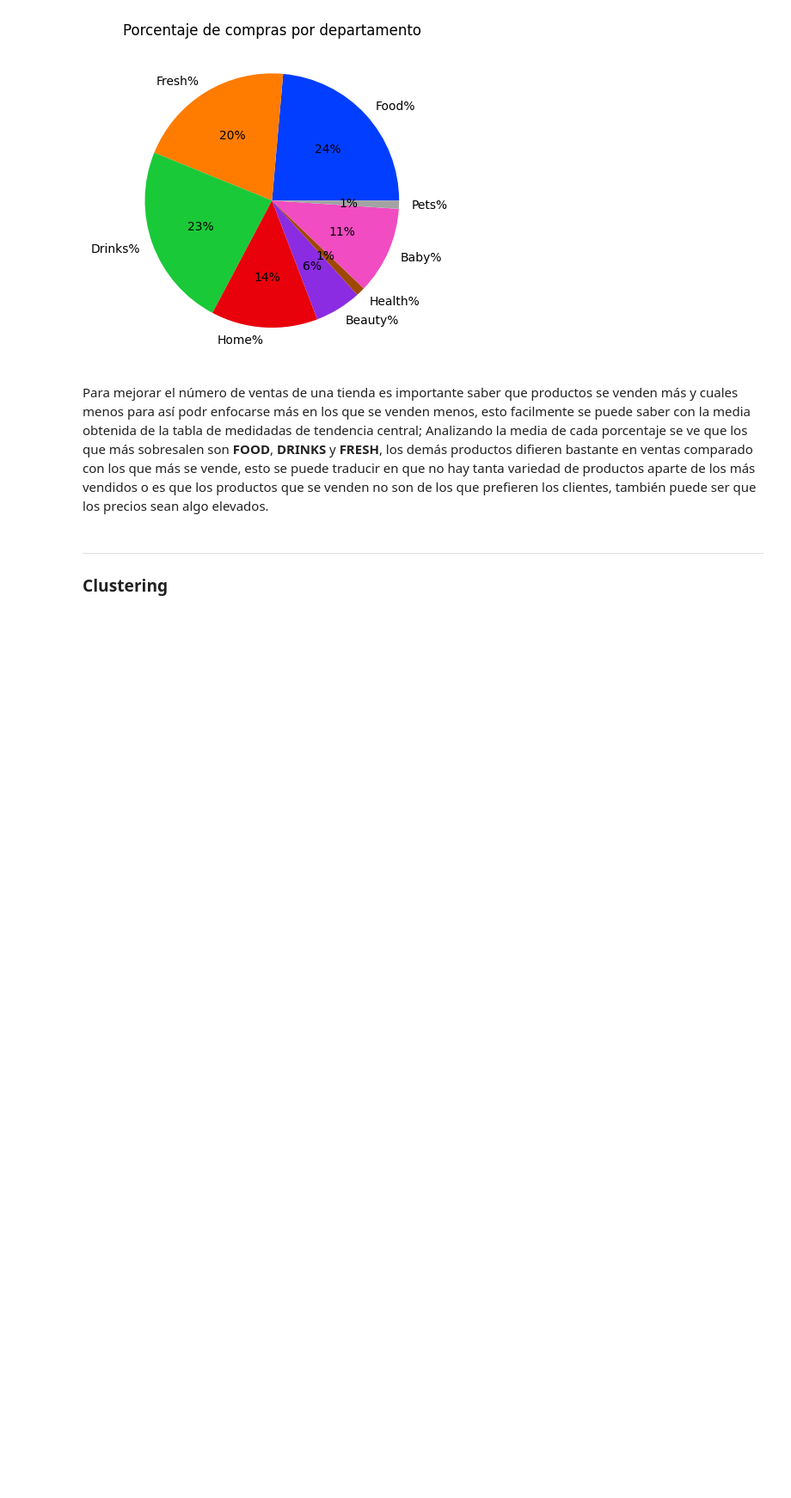
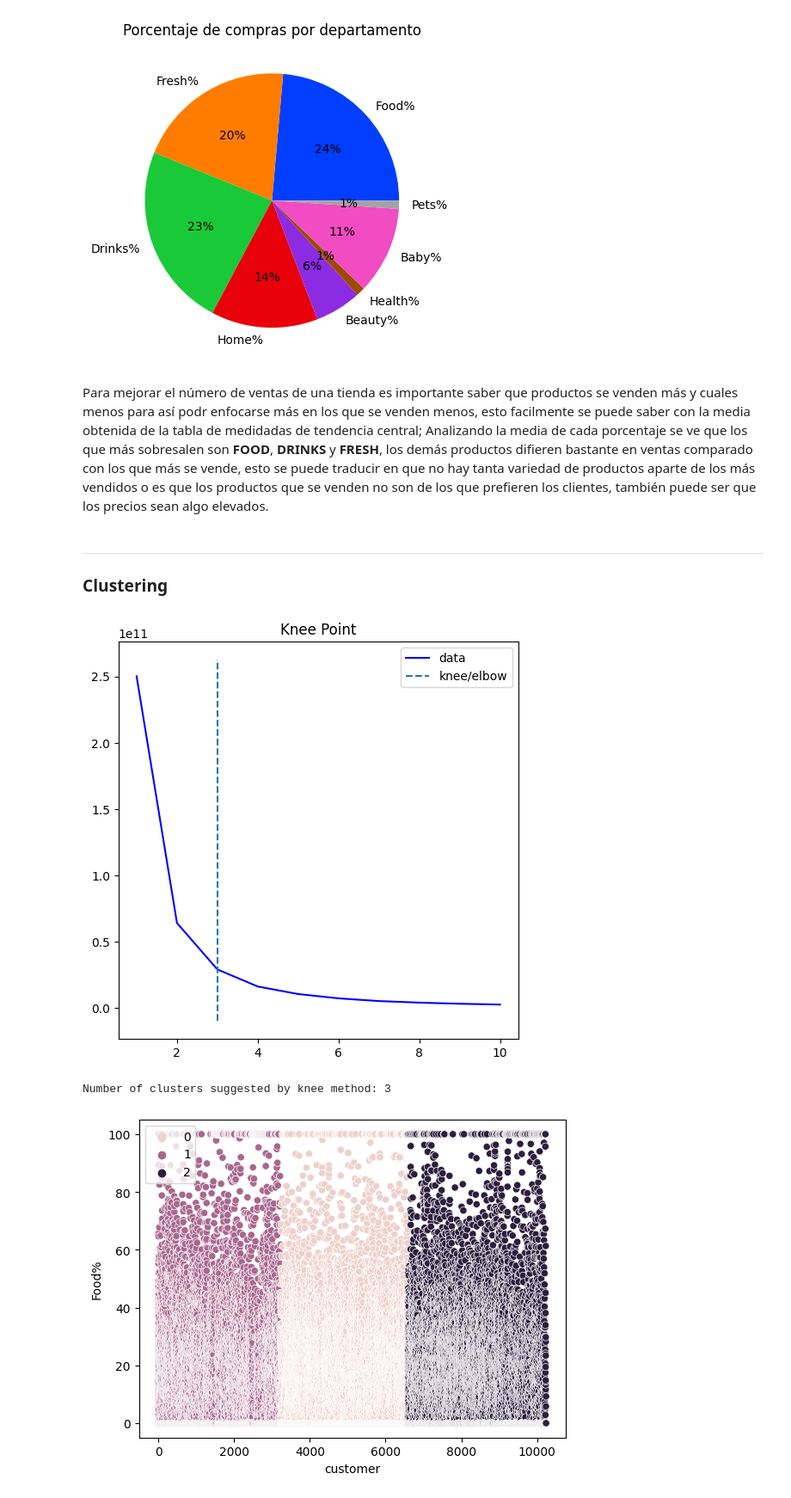
Before and after one commit to Francisco1583/francisco123, a Jupyter notebook: retoAnalitica/tarea2.ipynb, the cells around one changed output. Shown: that part at 86% size. Drawn from its saved outputs; the diff is of its cells as text; code cells hidden in the pictures; blank space fills up the shorter version.

Commit message:
cluster

```diff
--- a/retoAnalitica/tarea2.ipynb
+++ b/retoAnalitica/tarea2.ipynb
@@ -218,3 +215,36 @@ Para mejorar el número de ventas de una tienda es importante saber que producto
 # %% [markdown]
 ---
 ### **Clustering**
+# %%
+cluster01_df = df[["customer", "Food%"]]
+cluster02_df = df[["customer", "Fresh%"]]
+cluster03_df = df[["customer", "Drinks%"]]
+cluster04_df = df[["customer", "Home%"]]
+cluster05_df = df[["customer", "Beauty%"]]
+cluster06_df = df[["customer", "Pets%"]]
+cluster07_df = df[["customer", "Baby%"]]
+cluster08_df = df[["customer", "Health%"]]
+
+ssd = []
+ks = range(1,11)
+
+for k in range(1,11):
+    km = KMeans(n_clusters = k)
+    km = km.fit(cluster01_df)
+    ssd.append(km.inertia_)
+
+kneedle = KneeLocator(ks, ssd, S=1.0, curve="convex", direction="decreasing")
+kneedle.plot_knee()
+plt.show()
+
+k = round(kneedle.knee)
+
+print(f"Number of clusters suggested by knee method: {k}")
+
+kmeans = KMeans(n_clusters = k).fit(cluster01_df)
+sns.scatterplot(data = cluster01_df, x="customer", y="Food%", hue=kmeans.labels_)
+plt.show()
+# %% [output]
+[figure, added]
+Number of clusters suggested by knee method: 3
+[figure, added]
```
Also changed, not shown: parts of 1 cell of this notebook, 1 other file.
